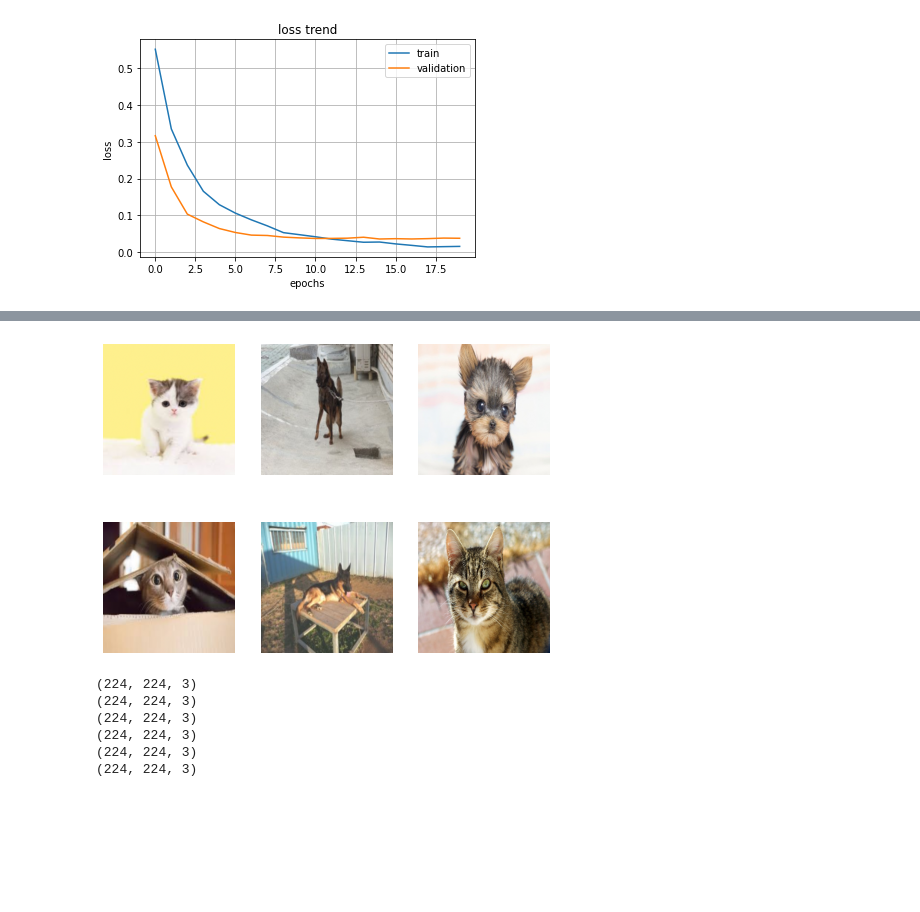
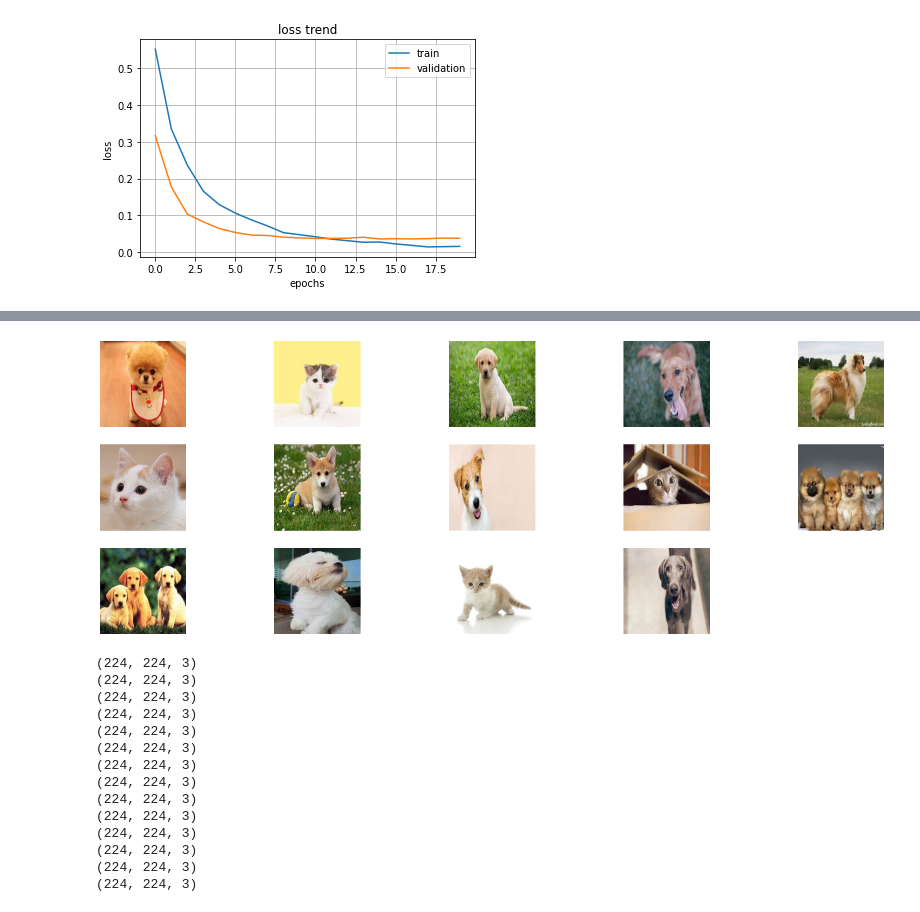
Before and after one commit to Tom-Jung/ML_Colab, a Jupyter notebook: 28_Transfer_Learning_exam(catsanddogs).ipynb, the cells around one changed output, grey strips where cells are left out. Saved outputs shown, nothing was run; the diff lists cells and outputs as text; code cells hidden in the pictures; blank space fills up the shorter version.

```diff
--- a/28_Transfer_Learning_exam(catsanddogs).ipynb
+++ b/28_Transfer_Learning_exam(catsanddogs).ipynb
@@ -284,15 +284,15 @@ print(len(test_img_list))
 # %%
-plt.figure(figsize=(8,6))
+plt.figure(figsize=(28,10))
 
 for i in range(len(test_img_list)):
 
-    plt.subplot(2, 3, i+1)
+    plt.subplot(3, 5, i+1)
     plt.axis('off')
     plt.imshow(test_img_list[i])
 
 plt.show()
 # %% [output]
-[figure, old version]
+[figure, new version]
 # %%
 for i in range(len(test_img_list)):
 
@@ -304,6 +304,14 @@ for i in range(len(test_img_list)):
 (224, 224, 3)
 (224, 224, 3)
 (224, 224, 3)
+(224, 224, 3)
+(224, 224, 3)
+(224, 224, 3)
+(224, 224, 3)
+(224, 224, 3)
+(224, 224, 3)
+(224, 224, 3)
+(224, 224, 3)
 # %%
 # predict 수행하기 위해 batch 차원 추가
 import numpy as np
```
Also changed, not shown: parts of 5 cells of this notebook.
